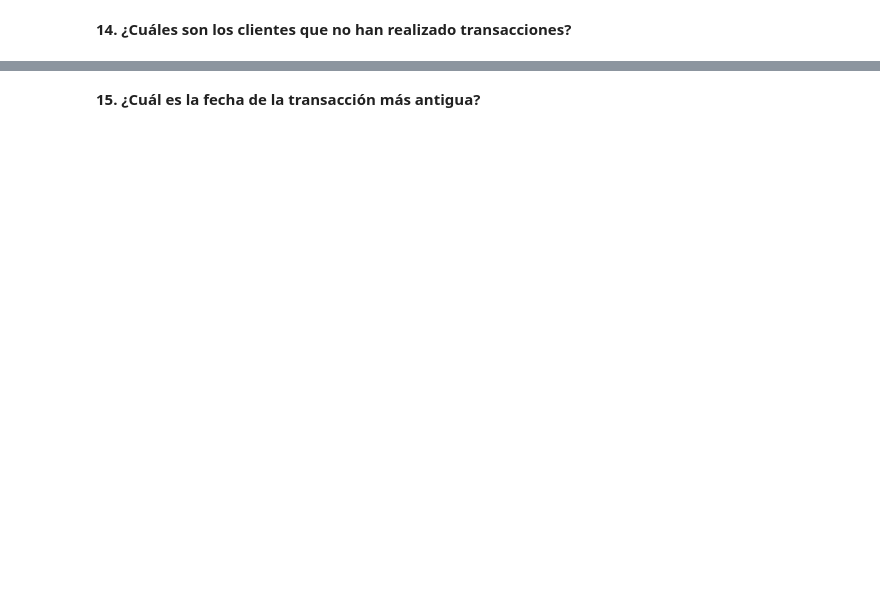
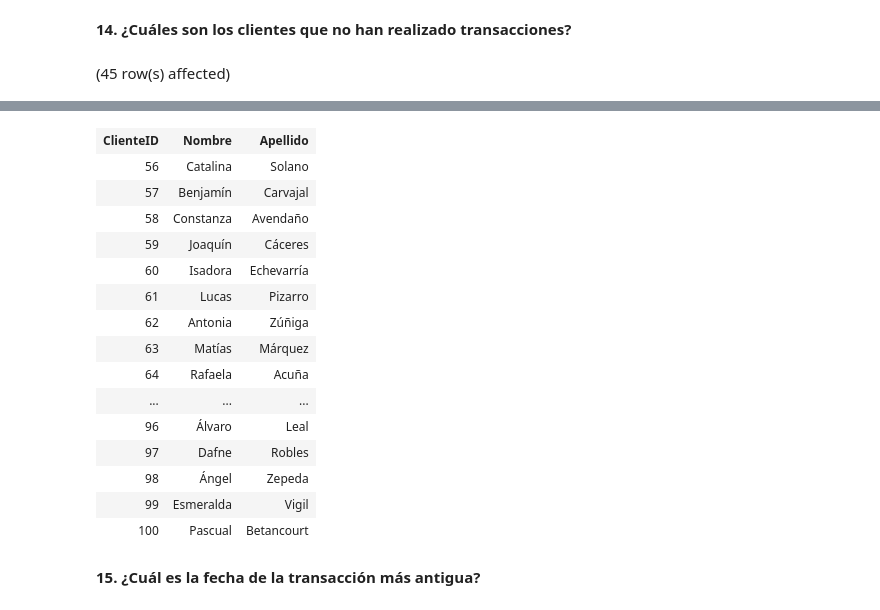
Before and after one commit to mizos0512/curso_sql, a Jupyter notebook: notebooks/Practica_Final_SQL.ipynb, the cells around one changed output, grey strips where cells are left out. Cells and saved outputs as stored; diff of their text form; code cells hidden in the pictures; blank space fills up the shorter version.

```diff
--- a/notebooks/Practica_Final_SQL.ipynb
+++ b/notebooks/Practica_Final_SQL.ipynb
@@ -537,2 +547,10 @@ Total execution time: 00:00:01.013
 # %% [markdown]
 **14. ¿Cuáles son los clientes que no han realizado transacciones?**
+# %%
+SELECT cl.ClienteID, cl.Nombre, cl.Apellido
+FROM bank.clientes cl
+LEFT JOIN bank.cuentas cu ON cl.ClienteID = cu.ClienteID
+LEFT JOIN bank.transacciones tr ON cu.CuentaID = tr.CuentaID
+WHERE tr.CuentaID IS NULL;
+# %% [output]
+(45 row(s) affected)
@@ -539,2 +558,18 @@ Total execution time: 00:00:01.013
+| ClienteID | Nombre | Apellido |
+| 56 | Catalina | Solano |
+| 57 | Benjamín | Carvajal |
+| 58 | Constanza | Avendaño |
+| 59 | Joaquín | Cáceres |
+| 60 | Isadora | Echevarría |
+| 61 | Lucas | Pizarro |
+| 62 | Antonia | Zúñiga |
+| 63 | Matías | Márquez |
+| 64 | Rafaela | Acuña |
+| ... | ... | ... |
+| 96 | Álvaro | Leal |
+| 97 | Dafne | Robles |
+| 98 | Ángel | Zepeda |
+| 99 | Esmeralda | Vigil |
+| 100 | Pascual | Betancourt |
 # %% [markdown]
 **15. ¿Cuál es la fecha de la transacción más antigua?**
```
Also changed, not shown: parts of 15 cells of this notebook.
